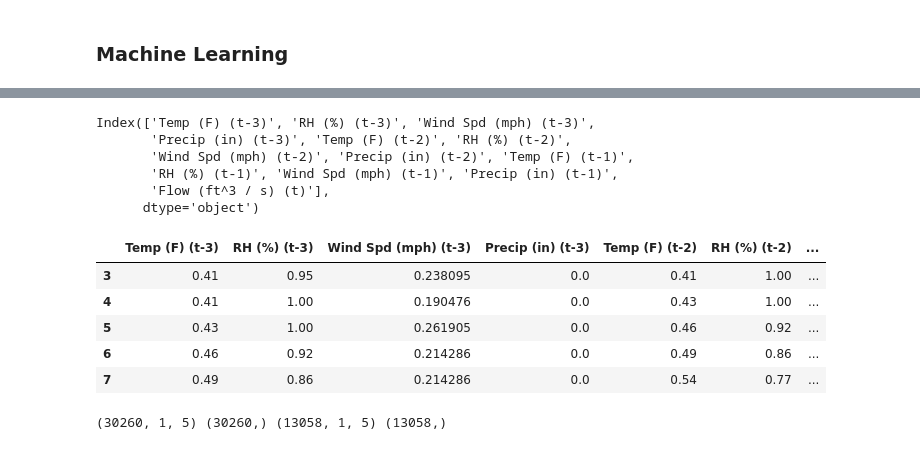
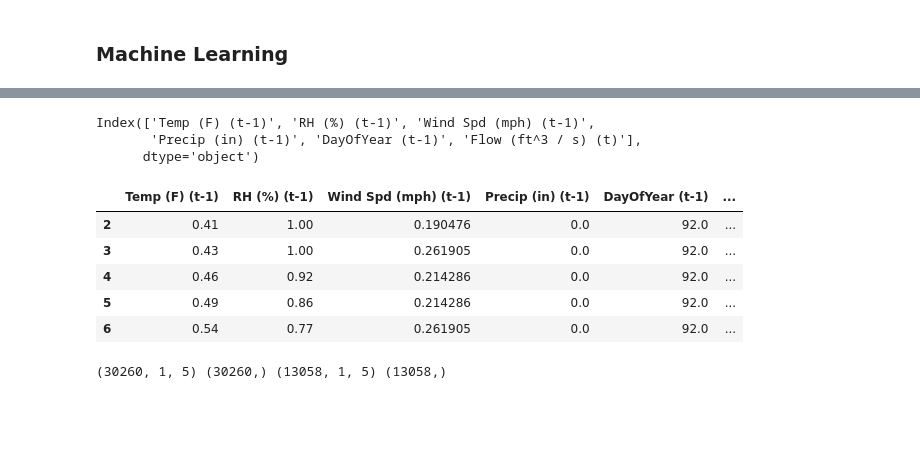
Before and after one commit to Carson-DeSotel/zumbro-flow-prediction, a Jupyter notebook: landuse-flow.ipynb, the cells around one changed output, grey strips where cells are left out. Drawn from its saved outputs; the diff is of its cells as text; code cells hidden in the pictures; blank space fills up the shorter version.

Commit message:
updates the model

```diff
--- a/landuse-flow.ipynb
+++ b/landuse-flow.ipynb
@@ -305,30 +223,31 @@ def series_to_supervised(df, n_in=1, n_out=1,dropnan=True):
 # %%
-# will need to update to look back 3 hours
+'''
+    Process input data to fit with model
+'''
 final_data.set_index(final_data['Dates'])
-input_set = final_data.loc[:,'Temp (F)':'DayOfYear']
+
+### remove Dates from input
+input_set = final_data.loc[:, 'Temp (F)':'DayOfYear']
+
 #n_hours = 3
 n_features = 5
+
+### fit input_set to model
 reframed = series_to_supervised(input_set,1,1)
-#reframed.drop(reframed.columns[[4,6,7,8,9,11]], axis=1, inplace=True) # n_hours = 1
-reframed.drop(reframed.columns[[4,5,10,11,16,17,18,19,20,21,23]], axis=1, inplace=True)
-print(reframed.columns)
 
-# maybe don't drop column 4
+### remove unwanted columns
+reframed.drop(reframed.columns[[4,6,7,8,9,11]], axis=1, inplace=True) # n_hours = 1
+#reframed.drop(reframed.columns[[4,5,10,11,16,17,18,19,20,21,23]], axis=1, inplace=True)
 
-# with pd.option_context('display.max_rows', None, 'display.max_columns', None):  # more options can be specified also
-#     print(reframed[:5000])
-reframed.head()
+print(reframed.head())  # show result
 # %% [output]
-Index(['Temp (F) (t-3)', 'RH (%) (t-3)', 'Wind Spd (mph) (t-3)',
-       'Precip (in) (t-3)', 'Temp (F) (t-2)', 'RH (%) (t-2)',
-       'Wind Spd (mph) (t-2)', 'Precip (in) (t-2)', 'Temp (F) (t-1)',
-       'RH (%) (t-1)', 'Wind Spd (mph) (t-1)', 'Precip (in) (t-1)',
-       'Flow (ft^3 / s) (t)'],
+Index(['Temp (F) (t-1)', 'RH (%) (t-1)', 'Wind Spd (mph) (t-1)',
+       'Precip (in) (t-1)', 'DayOfYear (t-1)', 'Flow (ft^3 / s) (t)'],
       dtype='object')
-|  | Temp (F) (t-3) | RH (%) (t-3) | Wind Spd (mph) (t-3) | Precip (in) (t-3) | Temp (F) (t-2) | RH (%) (t-2) | ... |
-| 3 | 0.41 | 0.95 | 0.238095 | 0.0 | 0.41 | 1.00 | ... |
-| 4 | 0.41 | 1.00 | 0.190476 | 0.0 | 0.43 | 1.00 | ... |
-| 5 | 0.43 | 1.00 | 0.261905 | 0.0 | 0.46 | 0.92 | ... |
-| 6 | 0.46 | 0.92 | 0.214286 | 0.0 | 0.49 | 0.86 | ... |
-| 7 | 0.49 | 0.86 | 0.214286 | 0.0 | 0.54 | 0.77 | ... |
+|  | Temp (F) (t-1) | RH (%) (t-1) | Wind Spd (mph) (t-1) | Precip (in) (t-1) | DayOfYear (t-1) | ... |
+| 2 | 0.41 | 1.00 | 0.190476 | 0.0 | 92.0 | ... |
+| 3 | 0.43 | 1.00 | 0.261905 | 0.0 | 92.0 | ... |
+| 4 | 0.46 | 0.92 | 0.214286 | 0.0 | 92.0 | ... |
+| 5 | 0.49 | 0.86 | 0.214286 | 0.0 | 92.0 | ... |
+| 6 | 0.54 | 0.77 | 0.261905 | 0.0 | 92.0 | ... |
 # %%
```
Also changed, not shown: parts of 14 cells of this notebook, 1 other file.
